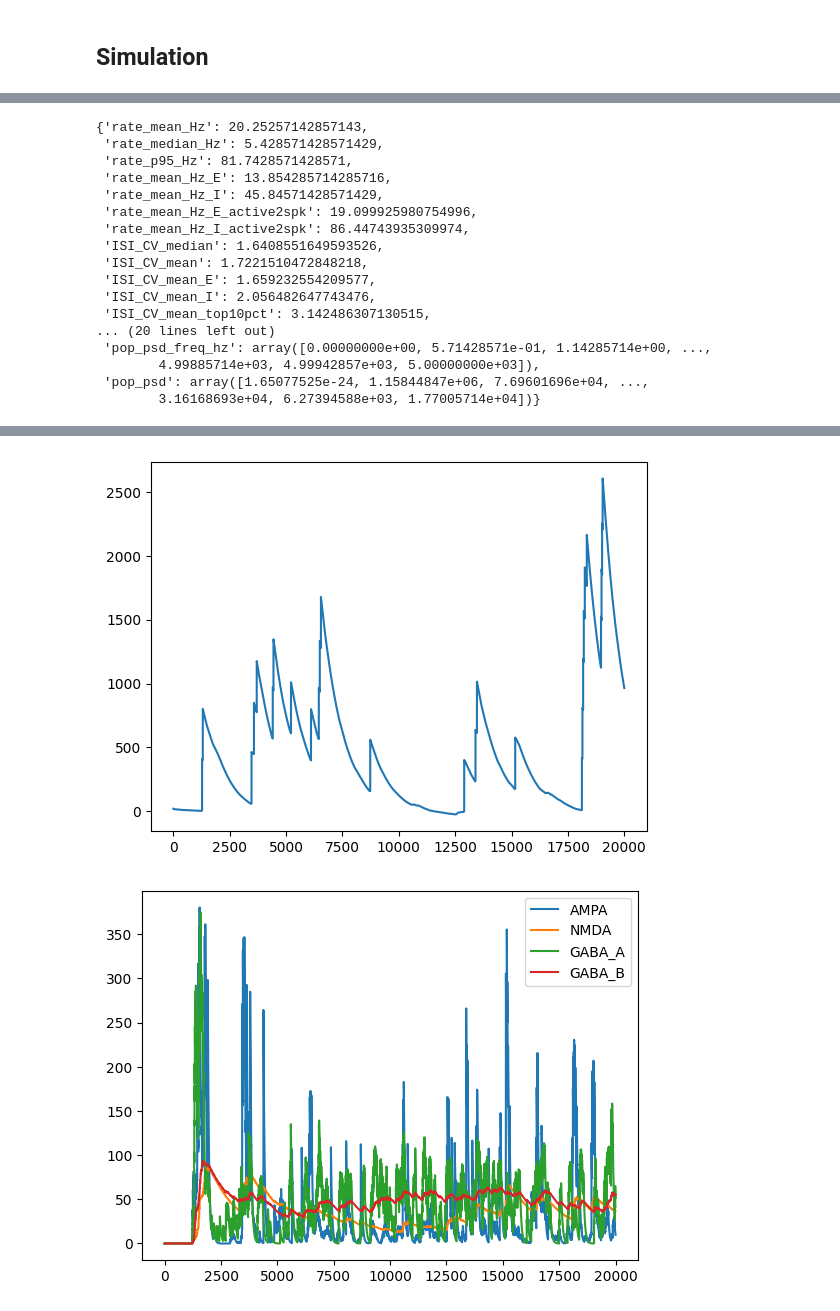
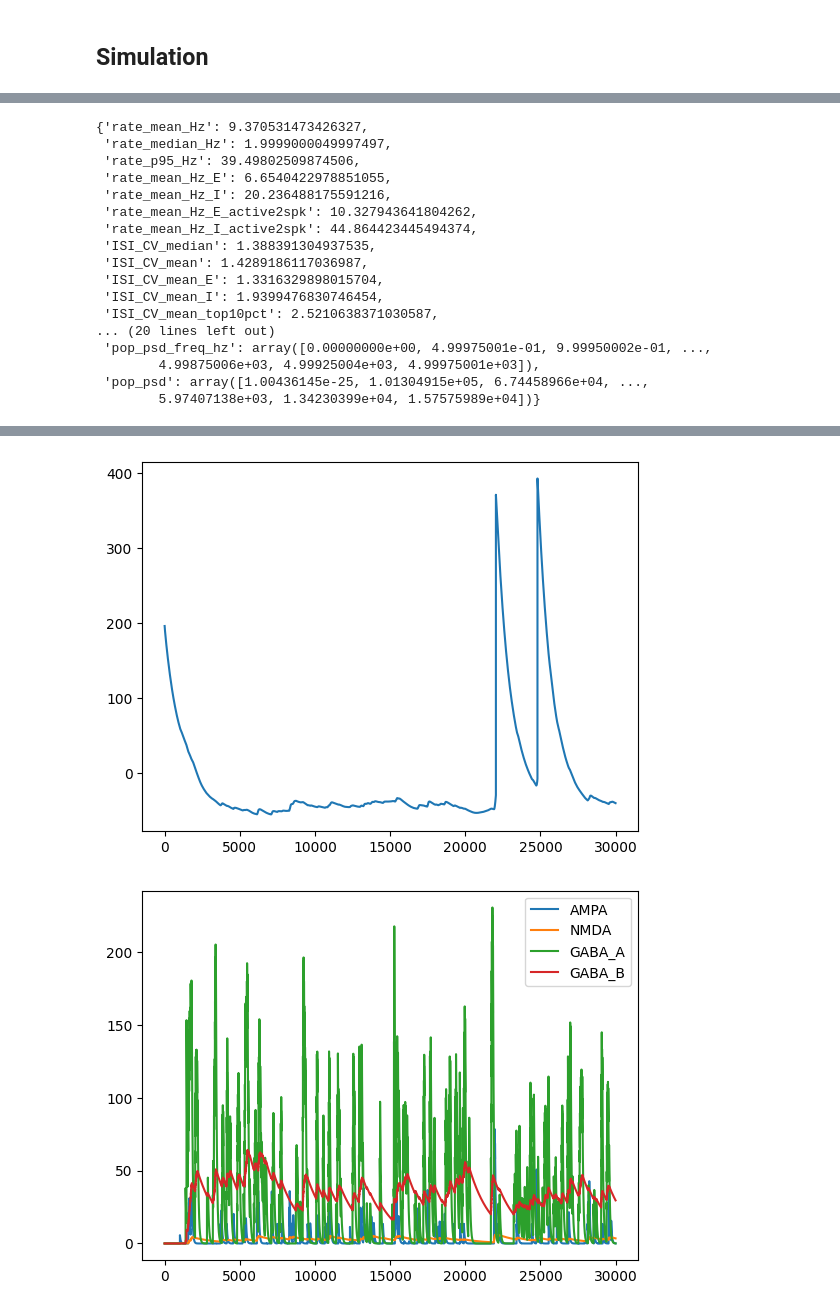
Before and after one commit to Dalsaetra/NeuroSimV3, a Jupyter notebook: python/week6/ssai_w6.ipynb, the cells around one changed output, grey strips where cells are left out. Cells and saved outputs as stored; diff of their text form; code cells hidden in the pictures.

Commit message:
Output test

```diff
--- a/python/week6/ssai_w6.ipynb
+++ b/python/week6/ssai_w6.ipynb
@@ -71,8 +71,8 @@ outdegree_config_by_type={
 
 normalize_mode = "out"
 # normalize_target = 20.0
-normalize_target_out_E = 50.0
-normalize_target_out_I = 1000.0
+normalize_target_out_E = 25.0
+normalize_target_out_I = 1500.0
 
 G = generate_spatial_ei_network(n_neurons=n_neurons, type_fractions=type_fractions,
                                 inhibitory_types=inhibitory_types,
@@ -208,8 +216,12 @@ sim = Simulation(connectome, dt, stepper_type="euler_det", state0=state0,
                  enable_plasticity=False, synapse_kwargs={"LT_scale": 1.0, "NMDA_weight": nmda_weight}, synapse_type="standard",
                  enable_debug_logger=True)
 
+sim.configure_output_readout(output_neuron_indices=top_neurons, output_dim=2, rate_window_ms=200.0)
+
 # rate = np.zeros(n_neurons)
 poisson = PoissonInput(n_neurons, rate=v_ext, amplitude=2.44625509556019 * 0.25)
+
+output_rates = []
 
 from tqdm import tqdm
 
@@ -217,10 +229,12 @@ for i in tqdm(range(5000)):
     sensory_spikes = poisson(dt)
     sensory_spikes[pop.inhibitory_mask.astype(bool)] = False
     sim.step(spike_ext=sensory_spikes)
+    output_rates.append(sim.read_output_vector())
     # sim.step()
 
-for i in tqdm(range(15000)):
+for i in tqdm(range(25000)):
     sim.step()
+    output_rates.append(sim.read_output_vector())
 
 sim.plot_voltage_per_type(figsize=(6, 6))
 
@@ -236,26 +260,26 @@ sim.plot_spike_raster(figsize=(10, 6), title=f"ISI_CV_Mean: {isi_mean:.3f}, ISI_
 # %%
-sim.stats.compute_metrics(dt, bin_ms_participation=300, t_start_ms=250.0, t_stop_ms=2000.0)
+sim.stats.compute_metrics(dt, bin_ms_participation=300, t_start_ms=500.0, t_stop_ms=2500.0)
 # %% [output]
-{'rate_mean_Hz': 20.25257142857143,
- 'rate_median_Hz': 5.428571428571429,
- 'rate_p95_Hz': 81.7428571428571,
- 'rate_mean_Hz_E': 13.854285714285716,
- 'rate_mean_Hz_I': 45.84571428571429,
- 'rate_mean_Hz_E_active2spk': 19.099925980754996,
- 'rate_mean_Hz_I_active2spk': 86.44743935309974,
- 'ISI_CV_median': 1.6408551649593526,
- 'ISI_CV_mean': 1.7221510472848218,
- 'ISI_CV_mean_E': 1.659232554209577,
- 'ISI_CV_mean_I': 2.056482647743476,
- 'ISI_CV_mean_top10pct': 3.142486307130515,
+{'rate_mean_Hz': 9.370531473426327,
+ 'rate_median_Hz': 1.9999000049997497,
+ 'rate_p95_Hz': 39.49802509874506,
+ 'rate_mean_Hz_E': 6.6540422978851055,
+ 'rate_mean_Hz_I': 20.236488175591216,
+ 'rate_mean_Hz_E_active2spk': 10.327943641804262,
+ 'rate_mean_Hz_I_active2spk': 44.864423445494374,
+ 'ISI_CV_median': 1.388391304937535,
+ 'ISI_CV_mean': 1.4289186117036987,
+ 'ISI_CV_mean_E': 1.3316329898015704,
+ 'ISI_CV_mean_I': 1.9399476830746454,
+ 'ISI_CV_mean_top10pct': 2.5210638371030587,
 ... (20 lines left out)
- 'pop_psd_freq_hz': array([0.00000000e+00, 5.71428571e-01, 1.14285714e+00, ...,
-        4.99885714e+03, 4.99942857e+03, 5.00000000e+03]),
- 'pop_psd': array([1.65077525e-24, 1.15844847e+06, 7.69601696e+04, ...,
-        3.16168693e+04, 6.27394588e+03, 1.77005714e+04])}
+ 'pop_psd_freq_hz': array([0.00000000e+00, 4.99975001e-01, 9.99950002e-01, ...,
+        4.99875006e+03, 4.99925004e+03, 4.99975001e+03]),
+ 'pop_psd': array([1.00436145e-25, 1.01304915e+05, 6.74458966e+04, ...,
+        5.97407138e+03, 1.34230399e+04, 1.57575989e+04])}
 # %%
 # Plot spikes for one neuron
-n_idx = 739
+n_idx = 809
 t_first = 0
 t_last = -1
 plt.plot(np.array(sim.stats.Vs)[t_first:t_last,n_idx])
@@ -274,5 +298,5 @@ plt.show()
-[figure, old version]
+[figure, new version]
-[figure, old version]
+[figure, new version]
 # %%
 # plt.plot(np.array(sim.debug_logger.s_ampa)[t_first:t_last,n_idx], label="AMPA")
 # plt.plot(np.array(sim.debug_logger.s_nmda)[t_first:t_last,n_idx], label="NMDA")
```
Also changed, not shown: parts of 9 cells of this notebook.
